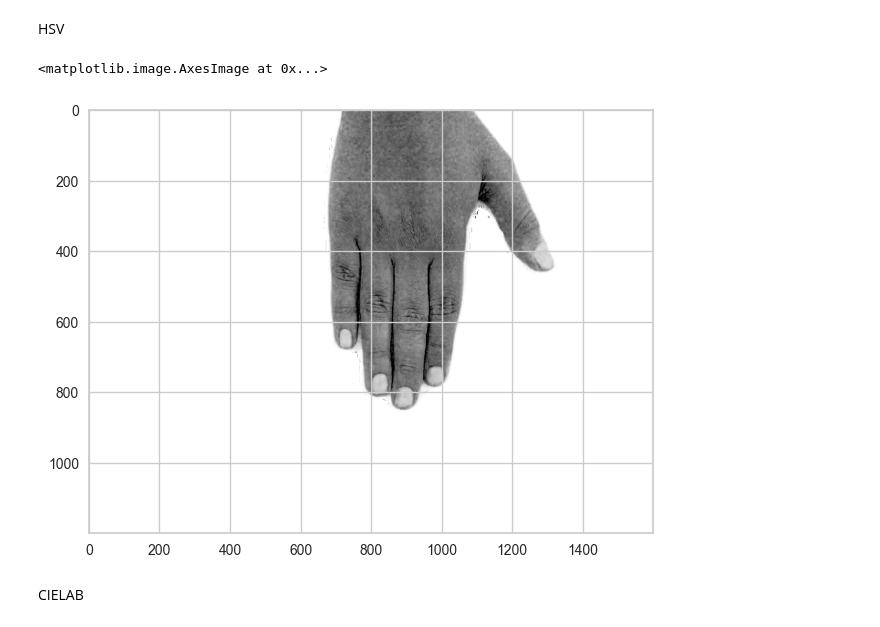
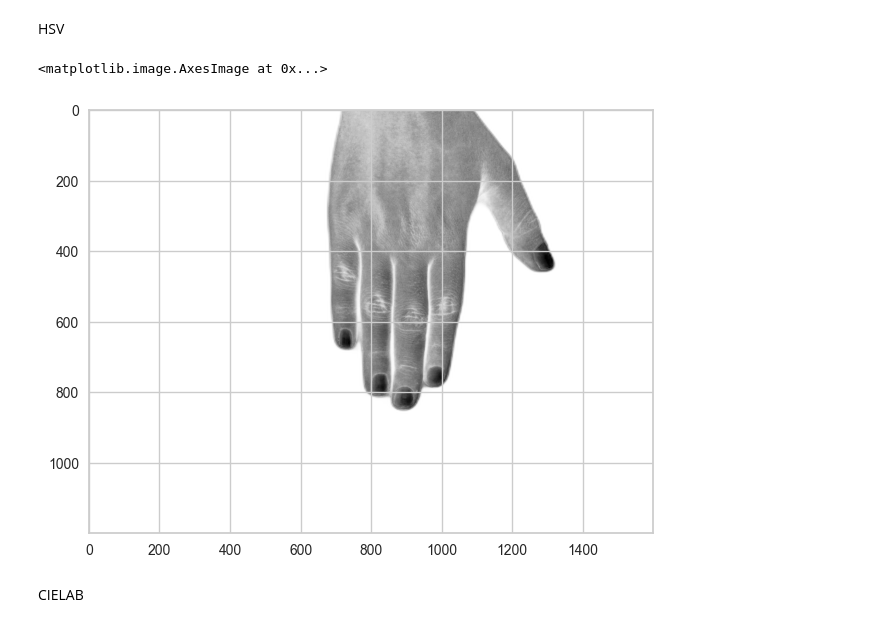
Before and after one commit to velexi-research/DermaML, a Jupyter notebook: notebooks/2024-07-10_NT_Colorspace-Analysis.ipynb, the cells around one changed output. Cells and saved outputs as stored; diff of their text form; code cells hidden in the pictures.

```diff
--- a/notebooks/2024-07-10_NT_Colorspace-Analysis.ipynb
+++ b/notebooks/2024-07-10_NT_Colorspace-Analysis.ipynb
@@ -139,10 +141,10 @@ plt.imshow(cv2.cvtColor(iso_images[2], cv2.COLOR_RGB2GRAY))
 # %% [markdown]
 HSV
 # %%
-plt.imshow(cv2.cvtColor(iso_images[2], cv2.COLOR_BGR2HSV)[:, :, 1])
+plt.imshow(cv2.cvtColor(iso_images[2], cv2.COLOR_BGR2HSV)[:, :, 2])
 # %% [output]
 <matplotlib.image.AxesImage at 0x...>
-[figure, old version]
+[figure, new version]
 # %% [markdown]
 CIELAB
 # %%
```
Also changed, not shown: parts of 2 cells of this notebook, 20 other files.
